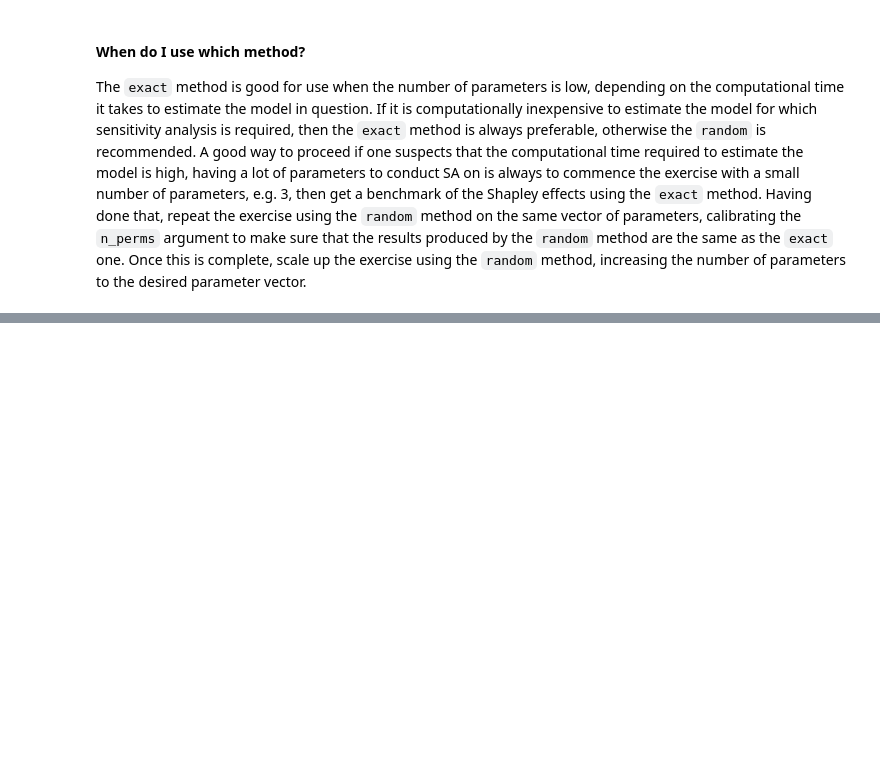
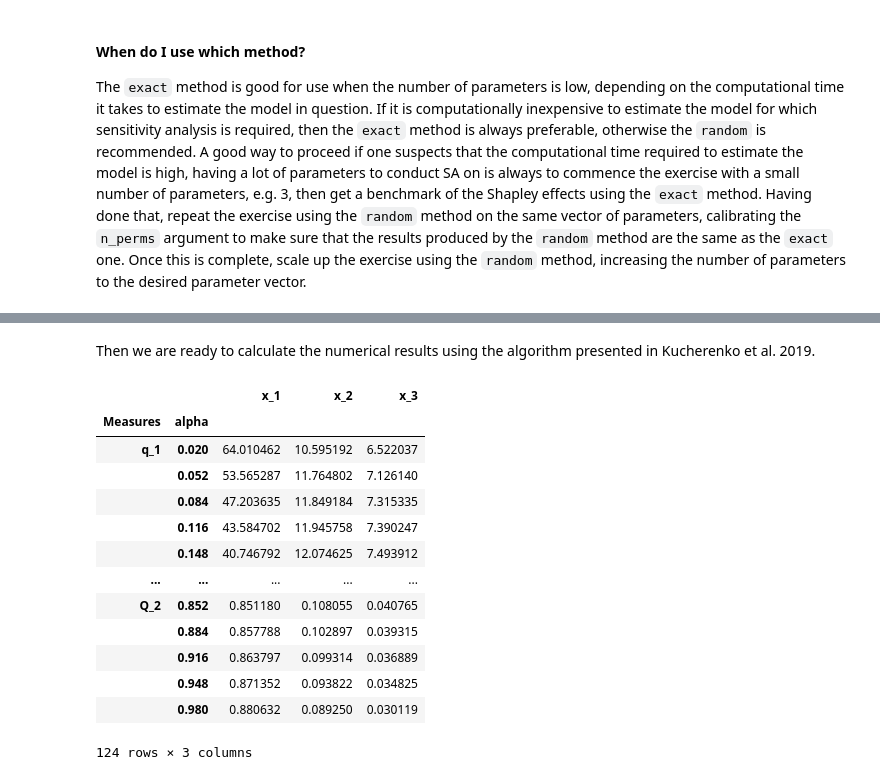
Before and after one commit to OpenSourceEconomics/econsa, a Jupyter notebook: docs/source/tutorials/sensitivity-analysis-quantitative.ipynb, the cells around one changed output, grey strips where cells are left out. Saved outputs shown, nothing was run; the diff lists cells and outputs as text; code cells hidden in the pictures; blank space fills up the shorter version.

```diff
--- a/docs/source/tutorials/sensitivity-analysis-quantitative.ipynb
+++ b/docs/source/tutorials/sensitivity-analysis-quantitative.ipynb
@@ -222,0 +250,2 @@ The `exact` method is good for use when the number of parameters is low, dependi
+# %% [markdown]
+Then we are ready to calculate the numerical results using the algorithm presented in Kucherenko et al. 2019.
@@ -222,0 +255,17 @@ The `exact` method is good for use when the number of parameters is low, dependi
+# %%
+bf_measures
+# %% [output]
+|  |  | x_1 | x_2 | x_3 |
+| Measures | alpha |  |  |  |
+| q_1 | 0.020 | 64.010462 | 10.595192 | 6.522037 |
+|  | 0.052 | 53.565287 | 11.764802 | 7.126140 |
+|  | 0.084 | 47.203635 | 11.849184 | 7.315335 |
+|  | 0.116 | 43.584702 | 11.945758 | 7.390247 |
+|  | 0.148 | 40.746792 | 12.074625 | 7.493912 |
+| ... | ... | ... | ... | ... |
+| Q_2 | 0.852 | 0.851180 | 0.108055 | 0.040765 |
+|  | 0.884 | 0.857788 | 0.102897 | 0.039315 |
+|  | 0.916 | 0.863797 | 0.099314 | 0.036889 |
+|  | 0.948 | 0.871352 | 0.093822 | 0.034825 |
+|  | 0.980 | 0.880632 | 0.089250 | 0.030119 |
+124 rows × 3 columns
```
Also changed, not shown: parts of 18 cells of this notebook, 7 other files.
